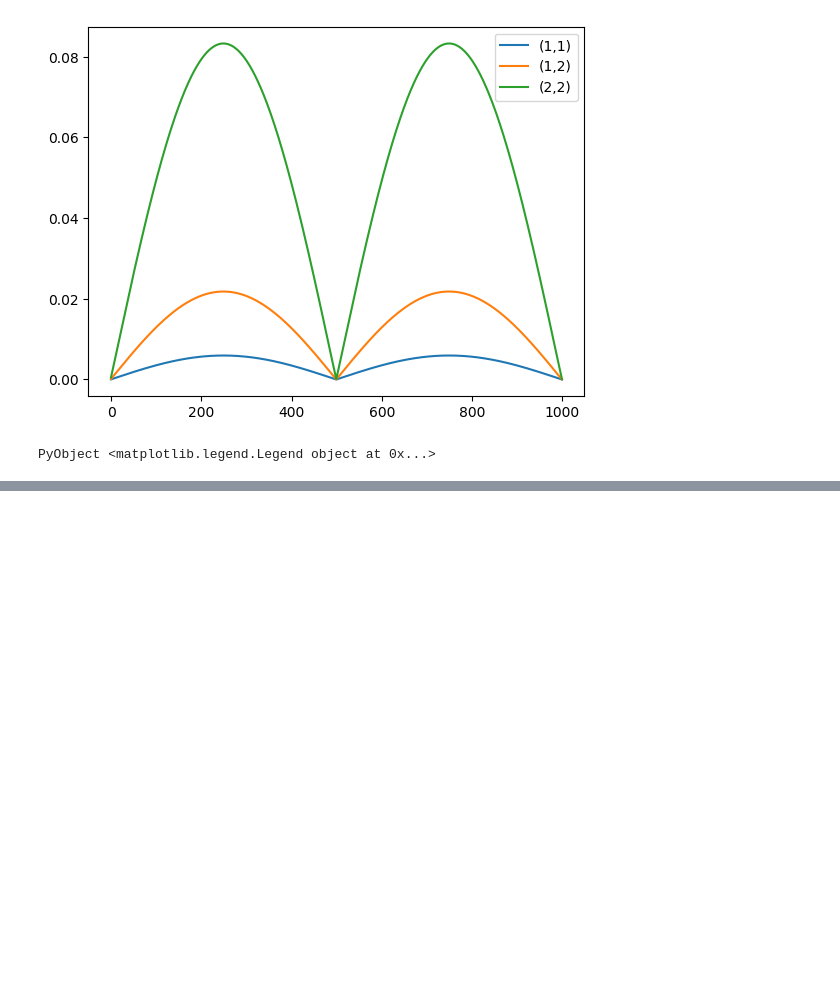
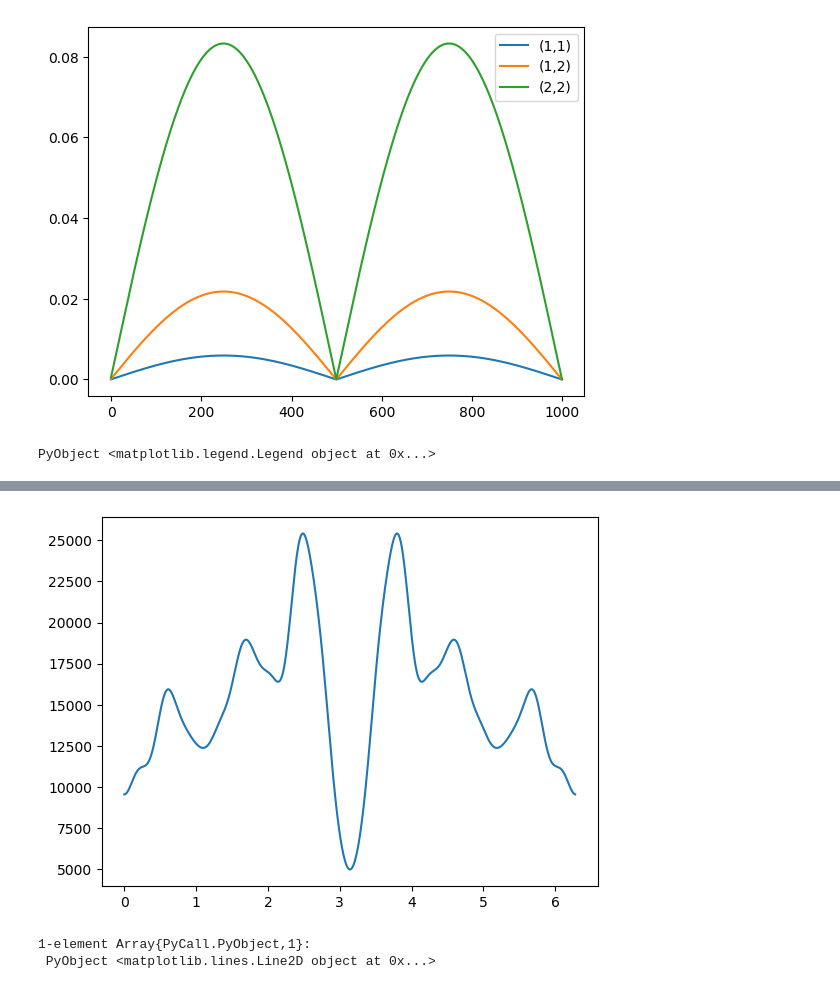
Before and after one commit to JaredMcB/DDRM, a Jupyter notebook: Tools/CKMS_filter/Basic functions.ipynb, the cells around one changed output, grey strips where cells are left out. Saved outputs shown, nothing was run; the diff lists cells and outputs as text; code cells hidden in the pictures; blank space fills up the shorter version.

```diff
--- a/Tools/CKMS_filter/Basic functions.ipynb
+++ b/Tools/CKMS_filter/Basic functions.ipynb
@@ -218,0 +216,25 @@ PyObject <matplotlib.legend.Legend object at 0x...>
+# %%
+d = 3; m = 10
+P = zeros(d,d,m)
+for i = 2 : m
+    b = randn(d,d)
+    P[:,:,i] = b
+end
+b = randn(d,d)
+P[:,:,1] = b*b' + sum(P[:,:,i]*P[:,:,i]' for i = 2:m) + 1e-10*I;
+# %%
+d  = size(P,1)
+lp = size(P,3)
+S_fun(z)    = P[:,:,1] + sum(P[:,:,i]*z^(-i+1) + P[:,:,i]'*z^(i-1) for i = 2:lp)
+
+Θ = 2π*(0:nfft-1)/nfft
+Z = exp.(im*Θ)
+detS = zeros(nfft)
+for i = 1:nfft
+    detS[i] = real(det(S_fun(Z[i])))
+end
+plot(Θ,detS)
+# %% [output]
+[figure, added]
+1-element Array{PyCall.PyObject,1}:
+ PyObject <matplotlib.lines.Line2D object at 0x...>
```
Also changed, not shown: parts of 16 cells of this notebook, 5 other files.
